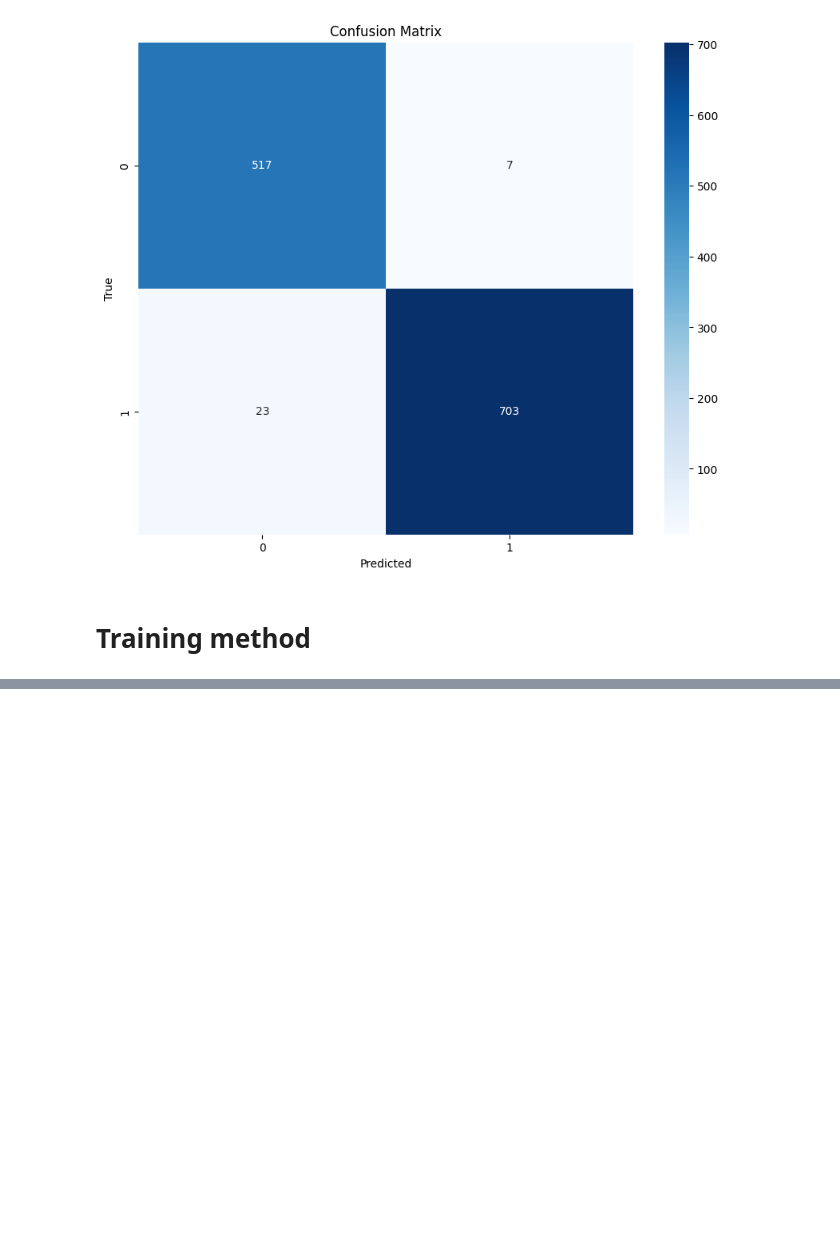
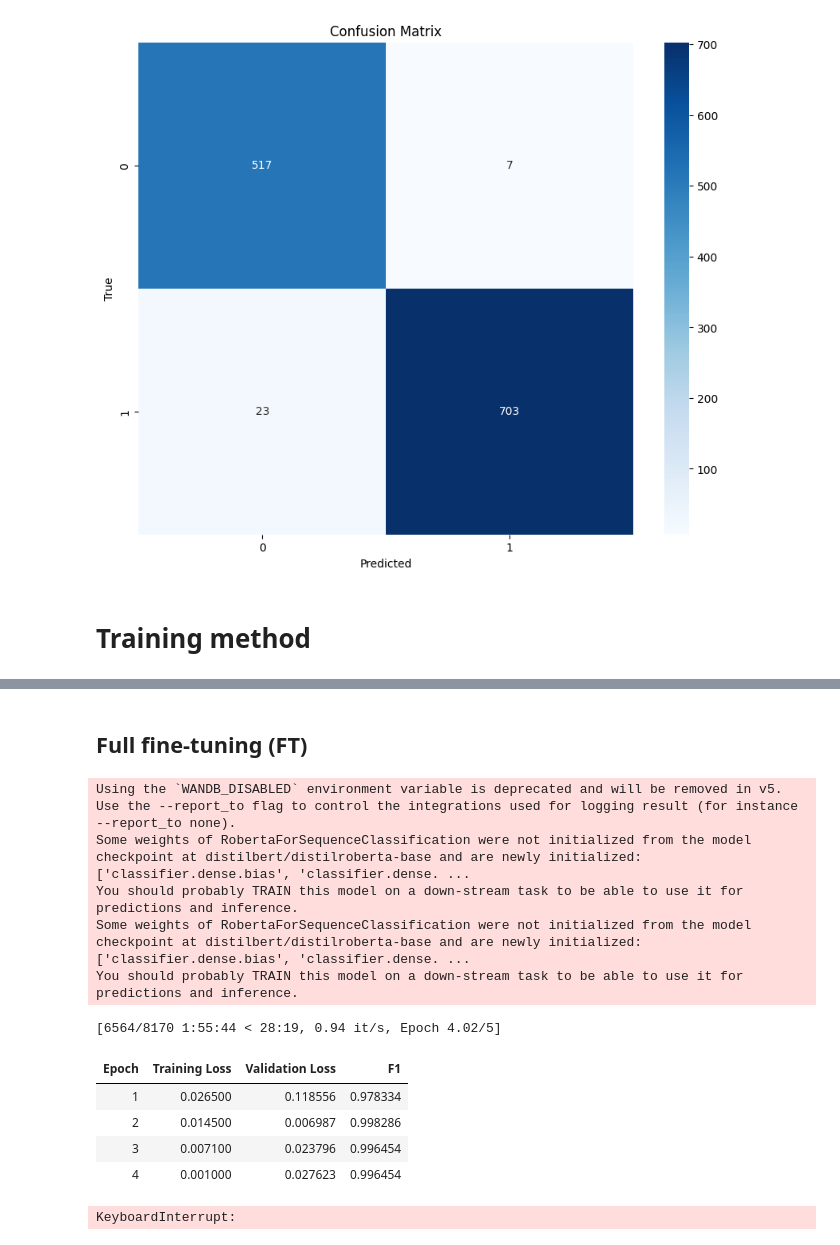
Before and after one commit to Sirapop12345/sp, a Jupyter notebook: roberta-sp.ipynb, the cells around one changed output, grey strips where cells are left out. Saved outputs shown, nothing was run; the diff lists cells and outputs as text; code cells hidden in the pictures; blank space fills up the shorter version.

Commit message:
Kaggle Notebook | RoBERTa-SP | Version 2 (Add final model)

```diff
--- a/roberta-sp.ipynb
+++ b/roberta-sp.ipynb
@@ -1089,0 +1154,5 @@ model = BertForSequenceClassification.from_pretrained("google-bert/bert-base-unc
+# %%
+from transformers import RobertaTokenizer, RobertaForSequenceClassification, Trainer, TrainingArguments
+
+model = RobertaForSequenceClassification.from_pretrained("distilbert/distilroberta-base", num_labels=2)
+tokenizer = RobertaTokenizer.from_pretrained("distilbert/distilroberta-base")
@@ -1089,0 +1225,5 @@ model = BertForSequenceClassification.from_pretrained("google-bert/bert-base-unc
+# %%
+def compute_metrics(eval_pred):
+    logits, labels = eval_pred
+    predictions = np.argmax(logits, axis=1)
+    return metric.compute(predictions=predictions, references=labels)
@@ -1089,0 +1235,2 @@ model = BertForSequenceClassification.from_pretrained("google-bert/bert-base-unc
+# %% [markdown]
+## Full fine-tuning (FT)
@@ -1092,38 +1245,46 @@ from transformers import set_seed, Trainer
 
 # Set the seed for reproducibility
 set_seed(20240917)
-# %%
-def model_init() :
-    model = BertForSequenceClassification.from_pretrained("google-bert/bert-base-uncased",num_labels = 2)
-    # Freeze all layers except the final classification layer
-    for param in model.bert.parameters():
-      param.requires_grad = False
-
-    return model
+# %%
+def model_init() :
+    return RobertaForSequenceClassification.from_pretrained("distilbert/distilroberta-base", num_labels=2)
 # %%
 training_args = TrainingArguments(
     eval_strategy="epoch",
-    output_dir="./results",
+    output_dir="./results_ft",
     learning_rate=2e-5,
     per_device_train_batch_size=16,
     per_device_eval_batch_size=16,
-    num_train_epochs=3,
+    num_train_epochs=5,
     weight_decay=0.01,
     seed = 20240917
 )
 
 # Initialize Trainer
 trainer = Trainer(
     model_init = model_init,
     args=training_args,
     train_dataset=train_df1_dataset,
     eval_dataset=val_df1_dataset,
     tokenizer = tokenizer,
     compute_metrics=compute_metrics,
 )
 
 # Fine-tune the model
 trainer.train()
+# %% [output]
+Using the `WANDB_DISABLED` environment variable is deprecated and will be removed in v5. Use the --report_to flag to control the integrations used for logging result (for instance --report_to none).
+Some weights of RobertaForSequenceClassification were not initialized from the model checkpoint at distilbert/distilroberta-base and are newly initialized: ['classifier.dense.bias', 'classifier.dense. ...
+You should probably TRAIN this model on a down-stream task to be able to use it for predictions and inference.
+Some weights of RobertaForSequenceClassification were not initialized from the model checkpoint at distilbert/distilroberta-base and are newly initialized: ['classifier.dense.bias', 'classifier.dense. ...
+You should probably TRAIN this model on a down-stream task to be able to use it for predictions and inference.
+[6564/8170 1:55:44 < 28:19, 0.94 it/s, Epoch 4.02/5]
+| Epoch | Training Loss | Validation Loss | F1 |
+| 1 | 0.026500 | 0.118556 | 0.978334 |
+| 2 | 0.014500 | 0.006987 | 0.998286 |
+| 3 | 0.007100 | 0.023796 | 0.996454 |
+| 4 | 0.001000 | 0.027623 | 0.996454 |
+KeyboardInterrupt:
 # %%
 from torch.utils.data import DataLoader
 
```
Also changed, not shown: parts of 61 cells of this notebook.
